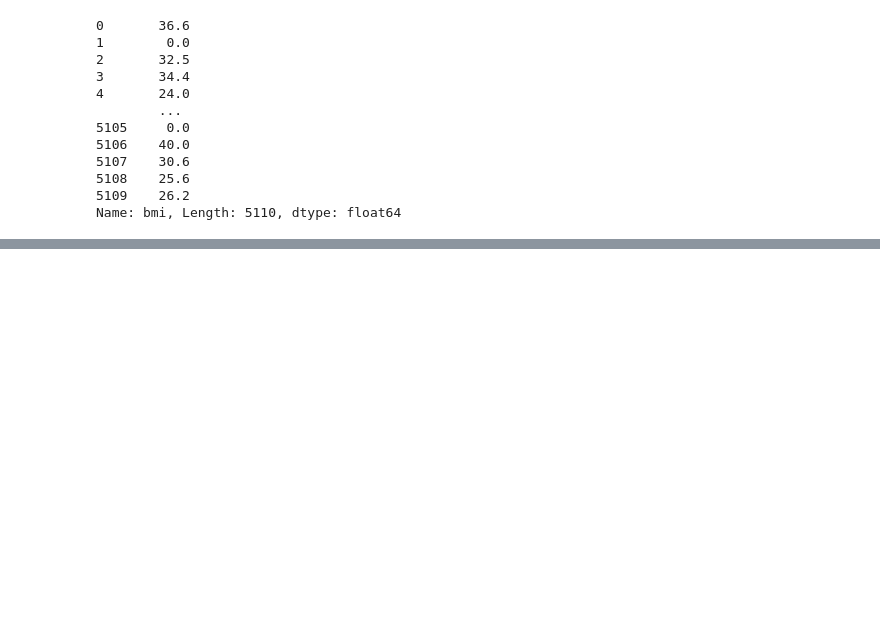
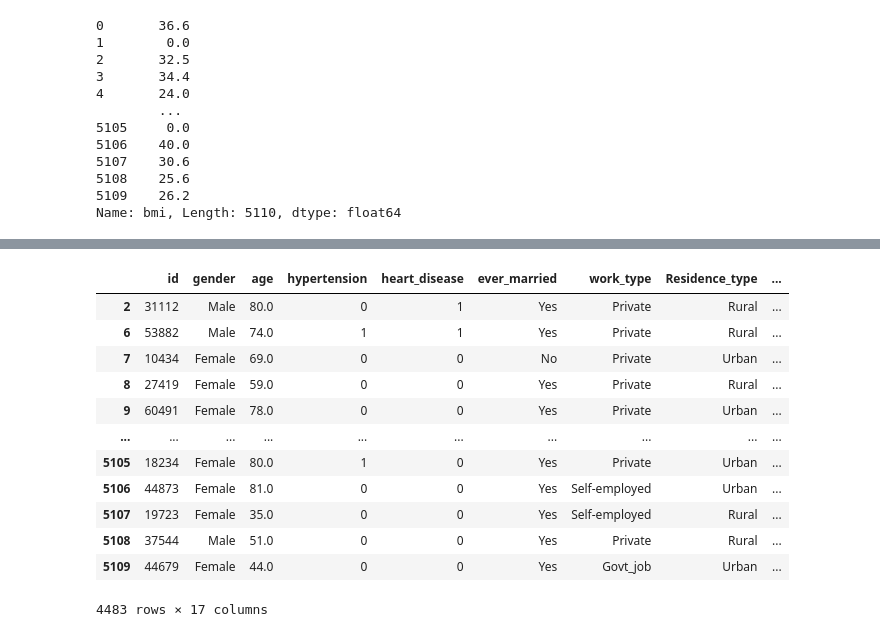
Before and after one commit to aditya-dax/Training, a Jupyter notebook: Data Science/Data_Analytics/Python Data Visualization Feature Engineering .ipynb, the cells around one changed output, grey strips where cells are left out. Cells and saved outputs as stored; diff of their text form; code cells hidden in the pictures; blank space fills up the shorter version.

```diff
--- a/Data Science/Data_Analytics/Python Data Visualization Feature Engineering .ipynb
+++ b/Data Science/Data_Analytics/Python Data Visualization Feature Engineering .ipynb
@@ -115,0 +145,20 @@ Question 4. BMI:
+# %%
+Q1 = np.percentile(df['age'], 25,
+                   interpolation = 'midpoint')
+
+Q3 = np.percentile(df['age'], 75,
+                   interpolation = 'midpoint')
+IQR = Q3 - Q1
+
+print("Old Shape: ", df.shape)
+
+# Upper bound
+upper = np.where(df['age'] >= (Q3+1.5*IQR))
+# Lower bound
+lower = np.where(df['age'] <= (Q1-1.5*IQR))
+
+''' Removing the Outliers '''
+df.drop(upper[0], inplace = True)
+df.drop(lower[0], inplace = True)
+
+print("New Shape: ", df.shape)
@@ -115,0 +172,10 @@ Question 4. BMI:
+# %%
+from sklearn.preprocessing import MinMaxScaler
+
+scaler = MinMaxScaler()
+
+df[["Scaledbmi"]] = scaler.fit_transform(df[["bmi"]])
+df[["Scaledage"]] = scaler.fit_transform(df[["age"]])
+df[["Scaledavg_glucose_level"]] = scaler.fit_transform(df[["avg_glucose_level"]])
+
+print(df)
@@ -115,0 +303,27 @@ Question 4. BMI:
+# %%
+bins = [1,19,30,50,100]
+labels = ['minor','young','old','very_old']
+
+df['age_range'] = pd.cut(df['age'],bins = bins, labels = labels)
+
+
+bins_bmi = [1,19,29,39,49]
+labels_bmi = ['low','mid','high','very_high']
+
+df['bmi_range'] = pd.cut(df['bmi'],bins = bins_bmi, labels = labels_bmi)
+
+df
+# %% [output]
+|  | id | gender | age | hypertension | heart_disease | ever_married | work_type | Residence_type | ... |
+| 2 | 31112 | Male | 80.0 | 0 | 1 | Yes | Private | Rural | ... |
+| 6 | 53882 | Male | 74.0 | 1 | 1 | Yes | Private | Rural | ... |
+| 7 | 10434 | Female | 69.0 | 0 | 0 | No | Private | Urban | ... |
+| 8 | 27419 | Female | 59.0 | 0 | 0 | Yes | Private | Rural | ... |
+| 9 | 60491 | Female | 78.0 | 0 | 0 | Yes | Private | Urban | ... |
+| ... | ... | ... | ... | ... | ... | ... | ... | ... | ... |
+| 5105 | 18234 | Female | 80.0 | 1 | 0 | Yes | Private | Urban | ... |
+| 5106 | 44873 | Female | 81.0 | 0 | 0 | Yes | Self-employed | Urban | ... |
+| 5107 | 19723 | Female | 35.0 | 0 | 0 | Yes | Self-employed | Rural | ... |
+| 5108 | 37544 | Male | 51.0 | 0 | 0 | Yes | Private | Rural | ... |
+| 5109 | 44679 | Female | 44.0 | 0 | 0 | Yes | Govt_job | Urban | ... |
+4483 rows × 17 columns
```
Also changed, not shown: parts of 17 cells of this notebook.
